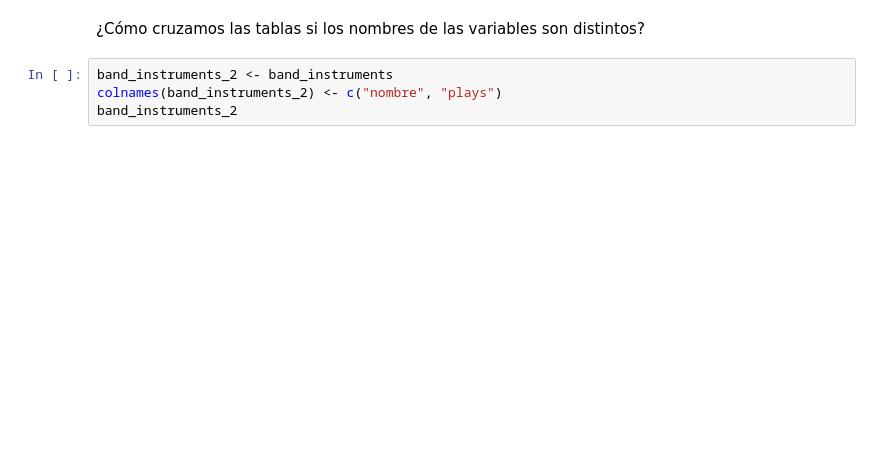
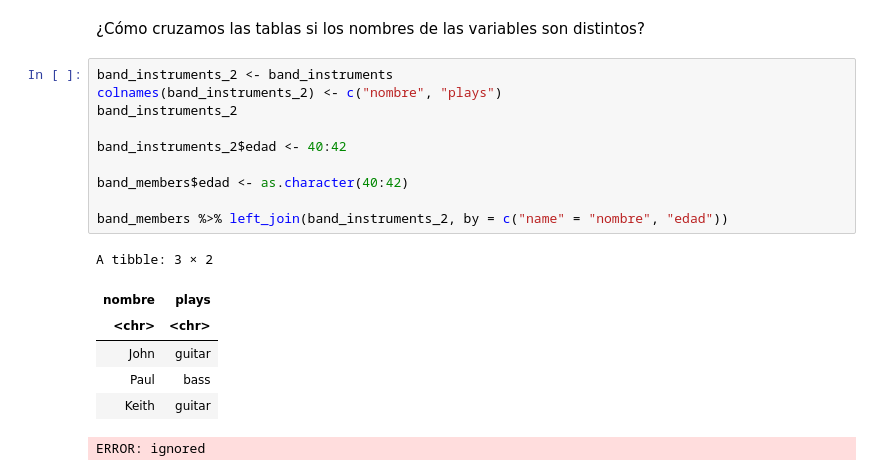
Before and after one commit to rodrigo-coco-espinoza/Introduccion_a_ciencia_de_datos_R_v2, a Jupyter notebook: Ayudantías/A2/Desarrollo/A2_01_Cruce_de_tablas.ipynb, the cells around one changed output. Drawn from its saved outputs; the diff is of its cells as text; blank space fills up the shorter version.

```diff
--- a/Ayudantías/A2/Desarrollo/A2_01_Cruce_de_tablas.ipynb
+++ b/Ayudantías/A2/Desarrollo/A2_01_Cruce_de_tablas.ipynb
@@ -62,7 +124,21 @@ band_right_join
 # %%
 band_instruments_2 <- band_instruments
 colnames(band_instruments_2) <- c("nombre", "plays")
 band_instruments_2
+
+band_instruments_2$edad <- 40:42
+
+band_members$edad <- as.character(40:42)
+
+band_members %>% left_join(band_instruments_2, by = c("name" = "nombre", "edad"))
+# %% [output]
+A tibble: 3 × 2
+| nombre | plays |
+| <chr> | <chr> |
+| John | guitar |
+| Paul | bass |
+| Keith | guitar |
+ERROR: ignored
 # %%
 # OJO que en un cruce de tipo left, el orden claramente importa. Más aun si invertimos el orden de las tablas, es lo mismo que realizar un cruce de tipo right
 test_1 <- band_members %>% # pipe: "y luego"
```
Also changed, not shown: parts of 11 cells of this notebook.
